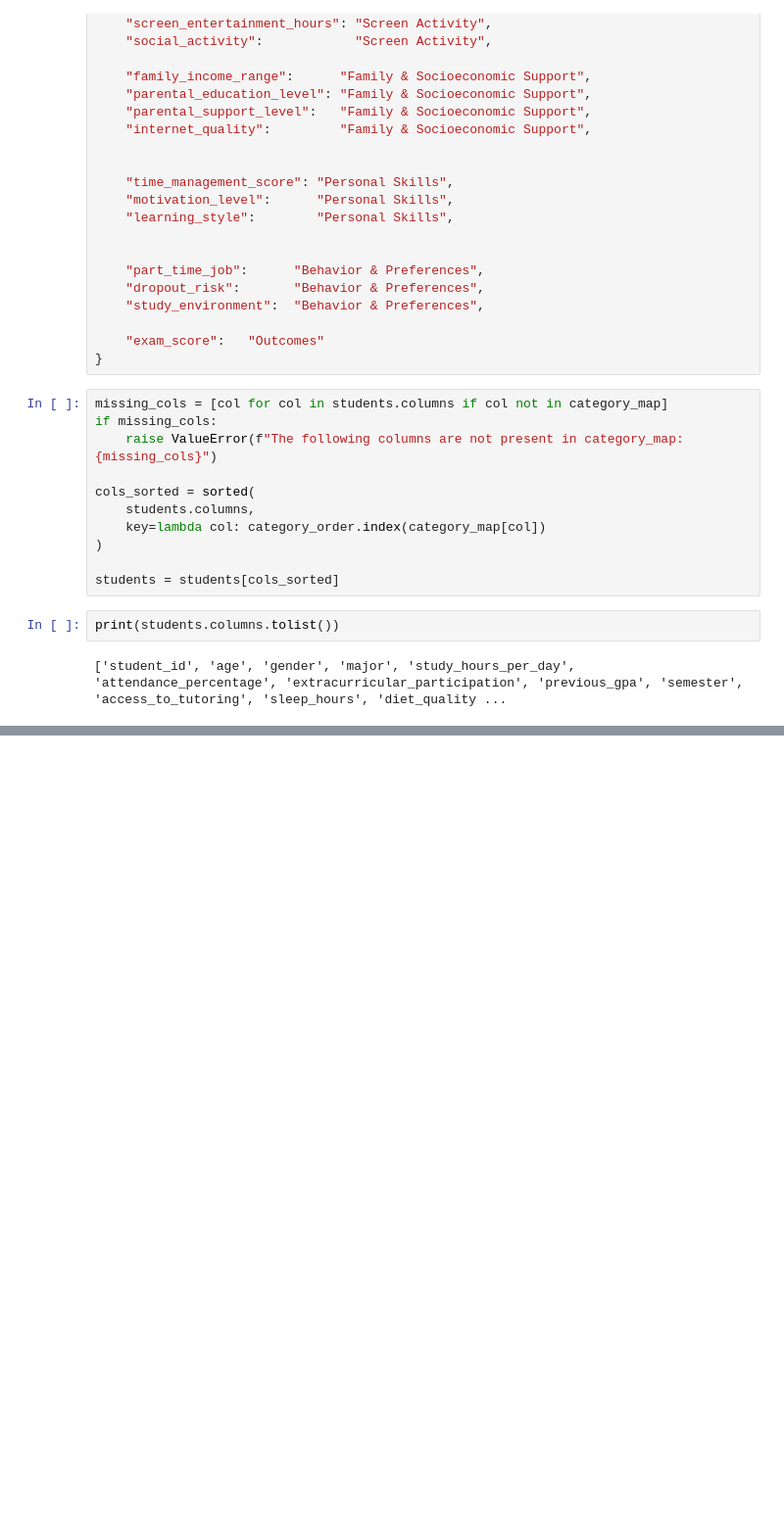
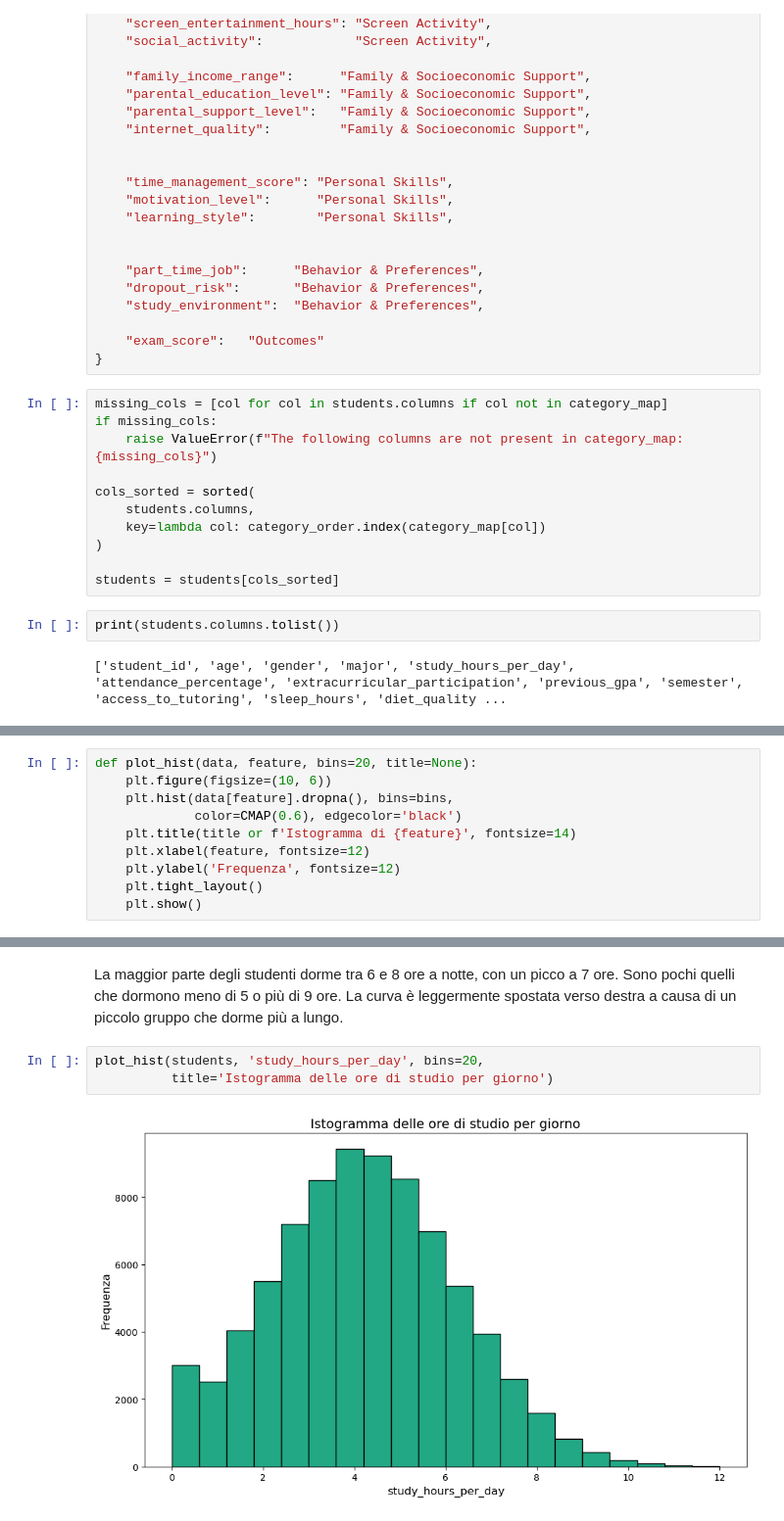
Before and after one commit to FrancescoPazz/Students-Habits-and-Academic-Perfomance, a Jupyter notebook: student_habits_and_academic_performance.ipynb, the cells around one changed output, grey strips where cells are left out. Shown: that part at 98% size. Cells and saved outputs as stored; diff of their text form; blank space fills up the shorter version.

```diff
--- a/student_habits_and_academic_performance.ipynb
+++ b/student_habits_and_academic_performance.ipynb
@@ -222,0 +250,10 @@ TODO INVERTIRE POSIZIONE ANALISI DATI CON PREPARAZIONE DATI
+# %%
+def plot_hist(data, feature, bins=20, title=None):
+    plt.figure(figsize=(10, 6))
+    plt.hist(data[feature].dropna(), bins=bins,
+             color=CMAP(0.6), edgecolor='black')
+    plt.title(title or f'Istogramma di {feature}', fontsize=14)
+    plt.xlabel(feature, fontsize=12)
+    plt.ylabel('Frequenza', fontsize=12)
+    plt.tight_layout()
+    plt.show()
@@ -222,0 +299,7 @@ TODO INVERTIRE POSIZIONE ANALISI DATI CON PREPARAZIONE DATI
+# %% [markdown]
+La maggior parte degli studenti dorme tra 6 e 8 ore a notte, con un picco a 7 ore. Sono pochi quelli che dormono meno di 5 o più di 9 ore. La curva è leggermente spostata verso destra a causa di un piccolo gruppo che dorme più a lungo.
+# %%
+plot_hist(students, 'study_hours_per_day', bins=20,
+          title='Istogramma delle ore di studio per giorno')
+# %% [output]
+[figure, added]
```
Also changed, not shown: parts of 17 cells of this notebook.
